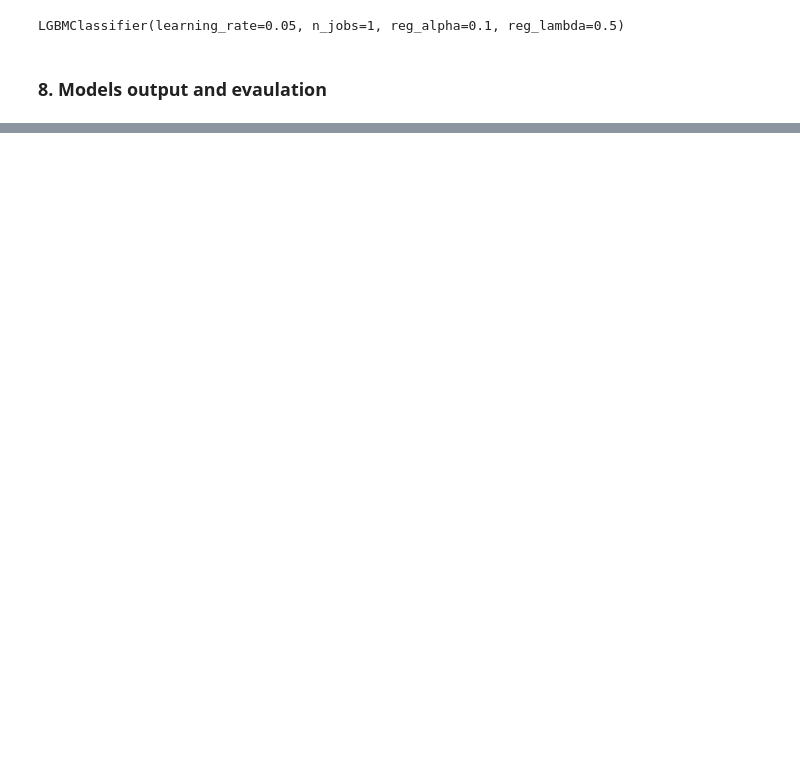
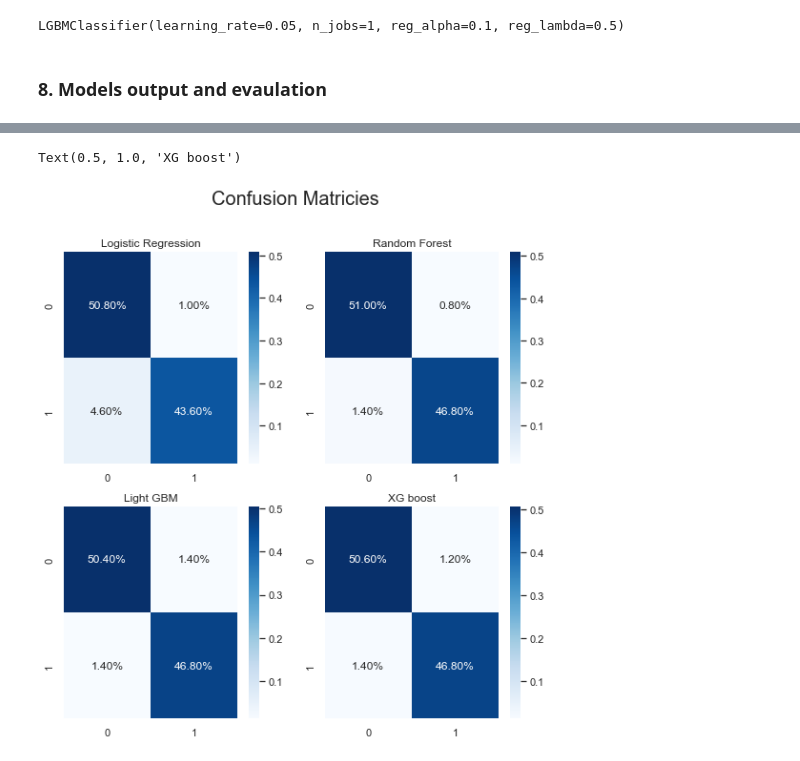
Before and after one commit to lukkor99/Credit_card_fraud_detection, a Jupyter notebook: Credit_card_fraud.ipynb, the cells around one changed output, grey strips where cells are left out. Cells and saved outputs as stored; diff of their text form; code cells hidden in the pictures; blank space fills up the shorter version.

```diff
--- a/Credit_card_fraud.ipynb
+++ b/Credit_card_fraud.ipynb
@@ -504,0 +520,5 @@ LGBMClassifier(learning_rate=0.05, n_jobs=1, reg_alpha=0.1, reg_lambda=0.5)
+# %%
+matrix_lr = confusion_matrix(y_test , logistic_regression.predict(X_test))
+matrix_rfc = confusion_matrix(y_test , random_forest.predict(X_test))
+matrix_xgboost = confusion_matrix(y_test , xgboost.predict(X_test))
+matrix_lgbm = confusion_matrix(y_test , lgbm.predict(X_test))
@@ -504,0 +547,24 @@ LGBMClassifier(learning_rate=0.05, n_jobs=1, reg_alpha=0.1, reg_lambda=0.5)
+# %%
+fig, axes = plt.subplots(2, 2, figsize=(9, 9))
+fig.suptitle("Confusion Matricies", fontsize=20)
+
+
+
+sns.heatmap(matrix_lr/np.sum(matrix_lr),ax=axes[0][0],  annot=True,
+            fmt='.2%', cmap='Blues')
+axes[0][0].set_title("Logistic Regression")
+
+sns.heatmap(matrix_rfc/np.sum(matrix_rfc),ax=axes[0][1],  annot=True,
+            fmt='.2%', cmap='Blues')
+axes[0][1].set_title("Random Forest")
+
+sns.heatmap(matrix_lgbm/np.sum(matrix_lgbm),ax=axes[1][0],  annot=True,
+            fmt='.2%', cmap='Blues')
+axes[1][0].set_title("Light GBM")
+
+sns.heatmap(matrix_xgboost/np.sum(matrix_xgboost),ax=axes[1][1],  annot=True,
+            fmt='.2%', cmap='Blues')
+axes[1][1].set_title("XG boost")
+# %% [output]
+Text(0.5, 1.0, 'XG boost')
+[figure, added]
```
Also changed, not shown: parts of 11 cells of this notebook.
